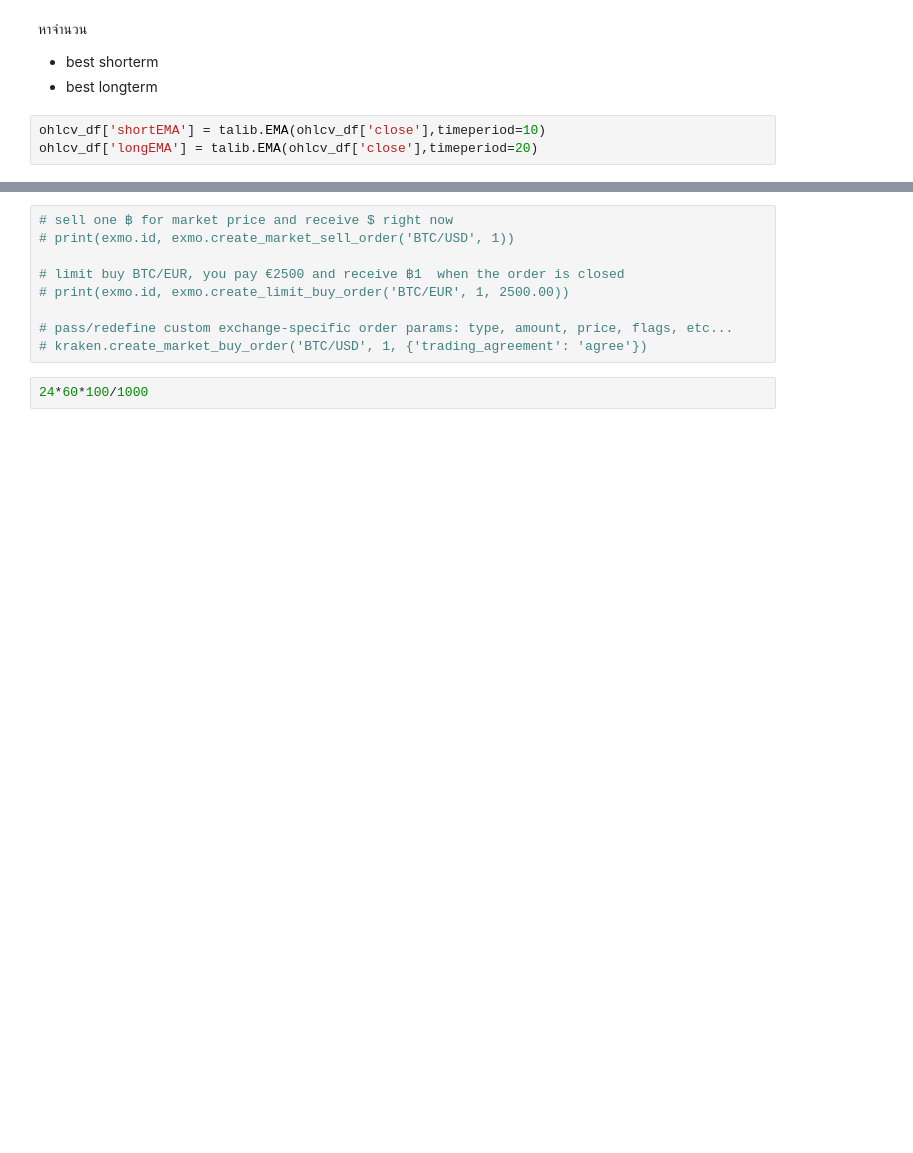
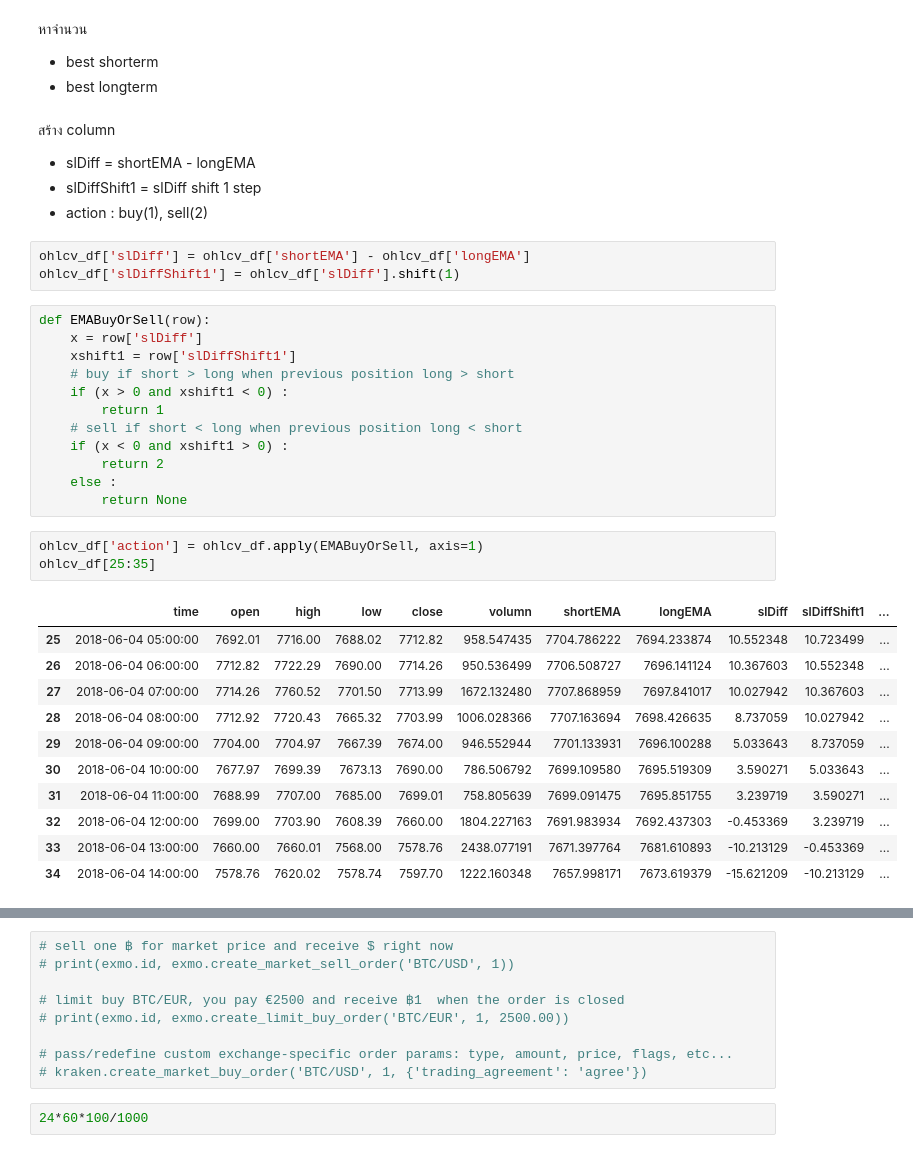
Before and after one commit to Kanbc/crypto-analysis, a Jupyter notebook: notebook/2_MAE_for_Binance.ipynb, the cells around one changed output, grey strips where cells are left out. Drawn from its saved outputs; the diff is of its cells as text; blank space fills up the shorter version.

Commit message:
buy-sell done

```diff
--- a/notebook/2_MAE_for_Binance.ipynb
+++ b/notebook/2_MAE_for_Binance.ipynb
@@ -98,6 +126,38 @@ py.iplot(fig, filename='simple_candlestick')
 หาจำนวน
 - best shorterm
 - best longterm
-# %%
-ohlcv_df['shortEMA'] = talib.EMA(ohlcv_df['close'],timeperiod=10)
-ohlcv_df['longEMA'] = talib.EMA(ohlcv_df['close'],timeperiod=20)
+# %% [markdown]
+สร้าง column
+- slDiff = shortEMA - longEMA
+- slDiffShift1 = slDiff shift 1 step
+- action : buy(1), sell(2)
+# %%
+ohlcv_df['slDiff'] = ohlcv_df['shortEMA'] - ohlcv_df['longEMA']
+ohlcv_df['slDiffShift1'] = ohlcv_df['slDiff'].shift(1)
+# %%
+def EMABuyOrSell(row):
+    x = row['slDiff']
+    xshift1 = row['slDiffShift1']
+    # buy if short > long when previous position long > short
+    if (x > 0 and xshift1 < 0) :
+        return 1
+    # sell if short < long when previous position long < short
+    if (x < 0 and xshift1 > 0) :
+        return 2
+    else :
+        return None
+# %%
+ohlcv_df['action'] = ohlcv_df.apply(EMABuyOrSell, axis=1)
+ohlcv_df[25:35]
+# %% [output]
+|  | time | open | high | low | close | volumn | shortEMA | longEMA | slDiff | slDiffShift1 | ... |
+| 25 | 2018-06-04 05:00:00 | 7692.01 | 7716.00 | 7688.02 | 7712.82 | 958.547435 | 7704.786222 | 7694.233874 | 10.552348 | 10.723499 | ... |
+| 26 | 2018-06-04 06:00:00 | 7712.82 | 7722.29 | 7690.00 | 7714.26 | 950.536499 | 7706.508727 | 7696.141124 | 10.367603 | 10.552348 | ... |
+| 27 | 2018-06-04 07:00:00 | 7714.26 | 7760.52 | 7701.50 | 7713.99 | 1672.132480 | 7707.868959 | 7697.841017 | 10.027942 | 10.367603 | ... |
+| 28 | 2018-06-04 08:00:00 | 7712.92 | 7720.43 | 7665.32 | 7703.99 | 1006.028366 | 7707.163694 | 7698.426635 | 8.737059 | 10.027942 | ... |
+| 29 | 2018-06-04 09:00:00 | 7704.00 | 7704.97 | 7667.39 | 7674.00 | 946.552944 | 7701.133931 | 7696.100288 | 5.033643 | 8.737059 | ... |
+| 30 | 2018-06-04 10:00:00 | 7677.97 | 7699.39 | 7673.13 | 7690.00 | 786.506792 | 7699.109580 | 7695.519309 | 3.590271 | 5.033643 | ... |
+| 31 | 2018-06-04 11:00:00 | 7688.99 | 7707.00 | 7685.00 | 7699.01 | 758.805639 | 7699.091475 | 7695.851755 | 3.239719 | 3.590271 | ... |
+| 32 | 2018-06-04 12:00:00 | 7699.00 | 7703.90 | 7608.39 | 7660.00 | 1804.227163 | 7691.983934 | 7692.437303 | -0.453369 | 3.239719 | ... |
+| 33 | 2018-06-04 13:00:00 | 7660.00 | 7660.01 | 7568.00 | 7578.76 | 2438.077191 | 7671.397764 | 7681.610893 | -10.213129 | -0.453369 | ... |
+| 34 | 2018-06-04 14:00:00 | 7578.76 | 7620.02 | 7578.74 | 7597.70 | 1222.160348 | 7657.998171 | 7673.619379 | -15.621209 | -10.213129 | ... |
```
Also changed, not shown: parts of 13 cells of this notebook.
